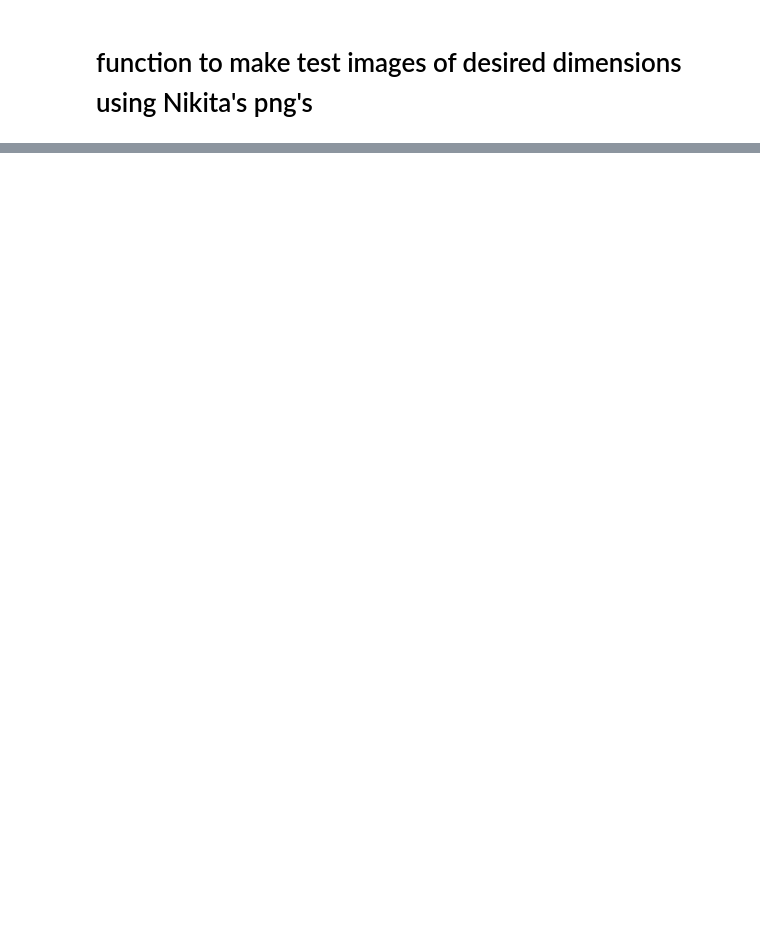
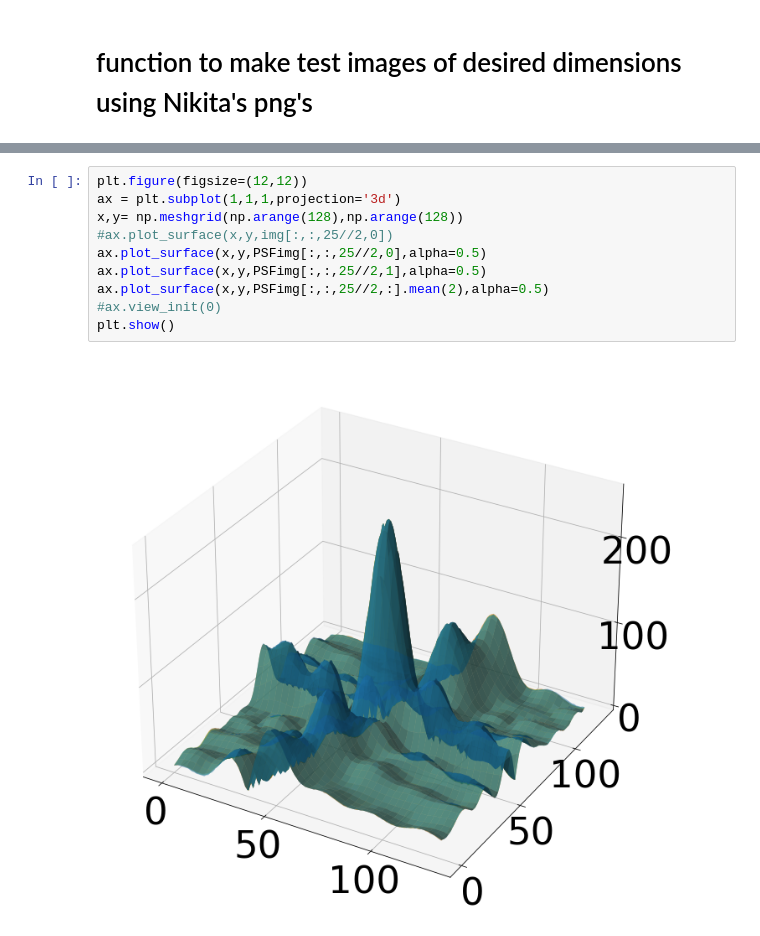
Before and after one commit to dsa110/dsa110-nsfrb, a Jupyter notebook: scripts/SearchAlgorithmTuning_V1.ipynb, the cells around one changed output, grey strips where cells are left out. Cells and saved outputs as stored; diff of their text form; blank space fills up the shorter version.

```diff
--- a/scripts/SearchAlgorithmTuning_V1.ipynb
+++ b/scripts/SearchAlgorithmTuning_V1.ipynb
@@ -181,0 +266,12 @@ subband_avg_1358.26_MHz.png
+# %%
+plt.figure(figsize=(12,12))
+ax = plt.subplot(1,1,1,projection='3d')
+x,y= np.meshgrid(np.arange(128),np.arange(128))
+#ax.plot_surface(x,y,img[:,:,25//2,0])
+ax.plot_surface(x,y,PSFimg[:,:,25//2,0],alpha=0.5)
+ax.plot_surface(x,y,PSFimg[:,:,25//2,1],alpha=0.5)
+ax.plot_surface(x,y,PSFimg[:,:,25//2,:].mean(2),alpha=0.5)
+#ax.view_init(0)
+plt.show()
+# %% [output]
+[figure, added]
```
Also changed, not shown: parts of 30 cells of this notebook, 27 other files.
